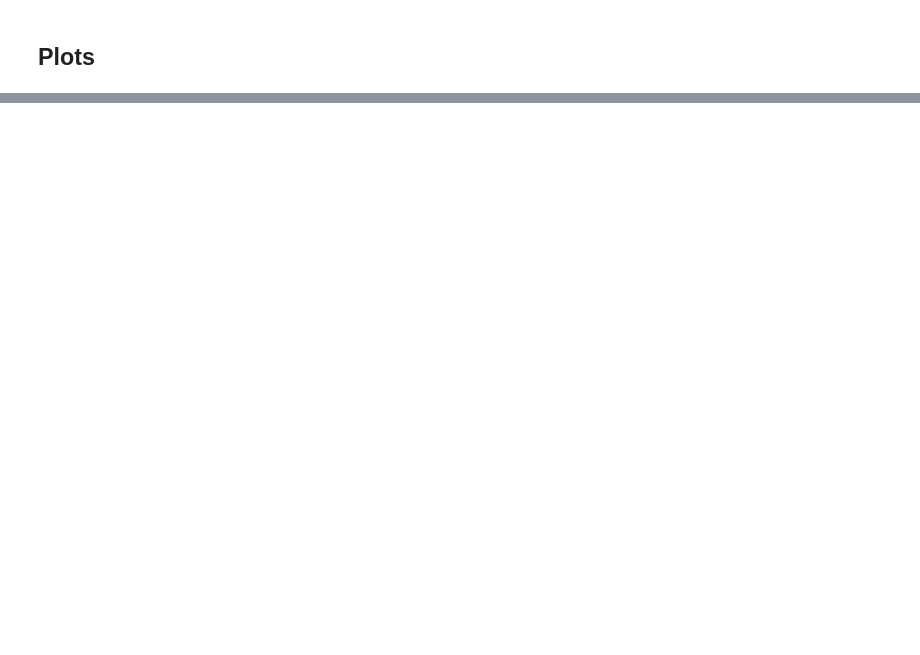
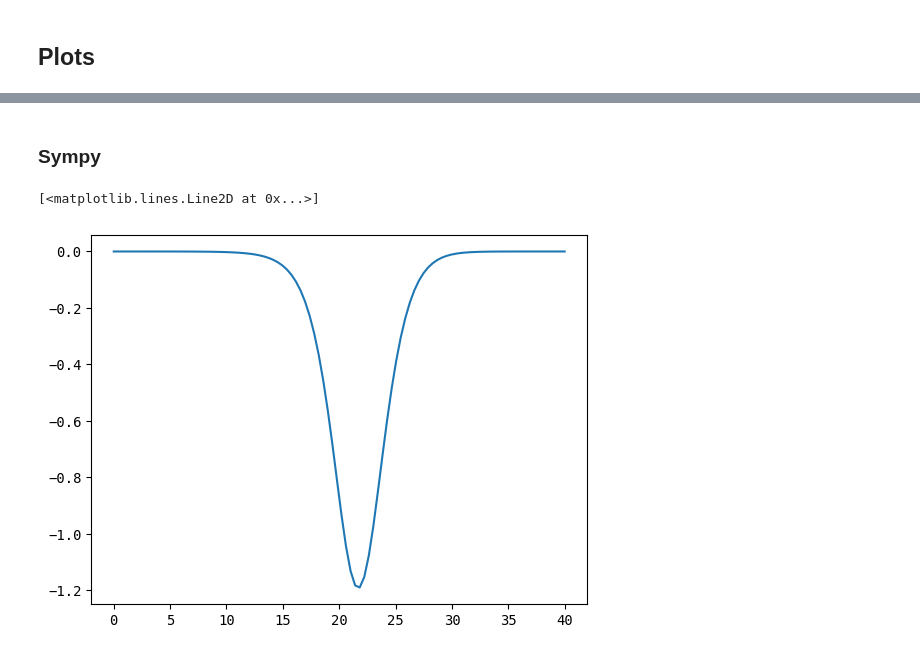
Before and after one commit to leloykun/modded-nanogpt, a Jupyter notebook: records/112124_AttentionLogitSoftcapping/entropy_analysis.ipynb, the cells around one changed output, grey strips where cells are left out. Cells and saved outputs as stored; diff of their text form; code cells hidden in the pictures; blank space fills up the shorter version.

```diff
--- a/records/112124_AttentionLogitSoftcapping/entropy_analysis.ipynb
+++ b/records/112124_AttentionLogitSoftcapping/entropy_analysis.ipynb
@@ -150,0 +230,15 @@ plt.savefig(f"{IMAGES_SAVE_PATH}/attention_entropy_dynamics.png")
+# %% [markdown]
+### Sympy
+# %%
+qk_spec_norm_ = sp.symbols("x")
+att_logit_sharpness_ = (2 / (N_EMBD / N_HEAD)) * qk_spec_norm_ ** 2
+att_min_entropy_ = calc_min_entropy_from_sharpness_(att_logit_sharpness_)
+diff_att_min_entropy_ = sp.diff(att_min_entropy_, qk_spec_norm_)
+diff_att_min_entropy_np = sp.lambdify(qk_spec_norm_, diff_att_min_entropy_, "numpy")
+# %%
+x = np.linspace(0, 40, 100)
+y = diff_att_min_entropy_np(x)
+plt.plot(x, y)
+# %% [output]
+[<matplotlib.lines.Line2D at 0x...>]
+[figure, added]
```
Also changed, not shown: parts of 25 cells of this notebook, 5 other files.
